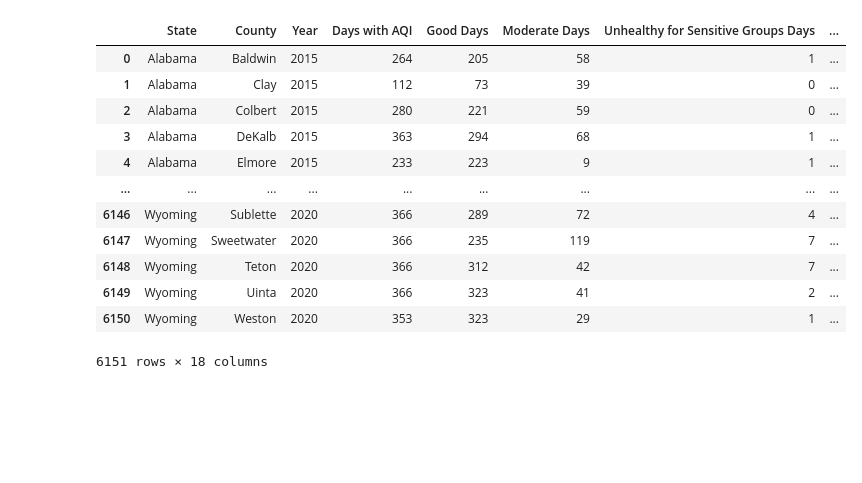
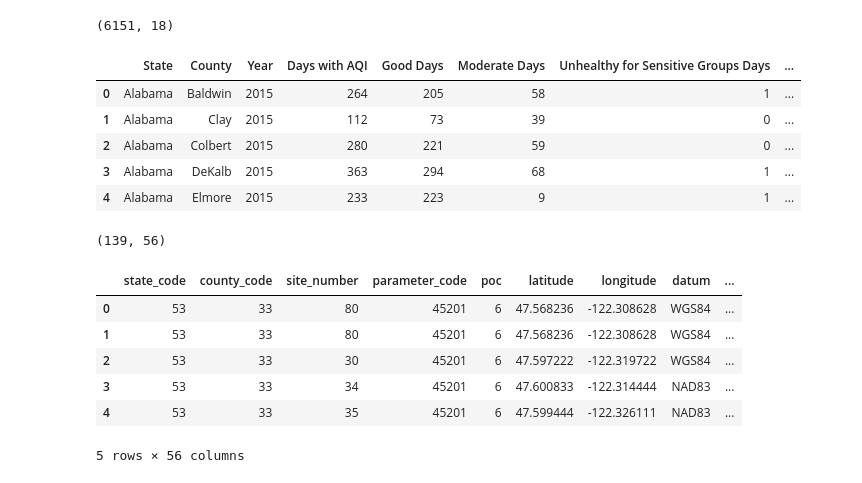
Before and after one commit to harrismhurley/python_project_1, a Jupyter notebook: main.ipynb, the cells around one changed output. Drawn from its saved outputs; the diff is of its cells as text; code cells hidden in the pictures; blank space fills up the shorter version.

```diff
--- a/main.ipynb
+++ b/main.ipynb
@@ -22,20 +22,15 @@ from pathlib import Path
 import seaborn as sns
 import matplotlib.pyplot as plt
 # %%
-# Read in Air Quality data
-aq_df = pd.read_csv('/content/county_annual_aqi.csv')
-aq_df
+# Read in Air Quality data by county
+aqi_county_2015_2020_df = pd.read_csv('/content/county_annual_aqi.csv')
+display(aqi_county_2015_2020_df.shape)
+display(aqi_county_2015_2020_df.head())
 # %% [output]
+(6151, 18)
 |  | State | County | Year | Days with AQI | Good Days | Moderate Days | Unhealthy for Sensitive Groups Days | ... |
 | 0 | Alabama | Baldwin | 2015 | 264 | 205 | 58 | 1 | ... |
 | 1 | Alabama | Clay | 2015 | 112 | 73 | 39 | 0 | ... |
 | 2 | Alabama | Colbert | 2015 | 280 | 221 | 59 | 0 | ... |
 | 3 | Alabama | DeKalb | 2015 | 363 | 294 | 68 | 1 | ... |
 | 4 | Alabama | Elmore | 2015 | 233 | 223 | 9 | 1 | ... |
-| ... | ... | ... | ... | ... | ... | ... | ... | ... |
-| 6146 | Wyoming | Sublette | 2020 | 366 | 289 | 72 | 4 | ... |
-| 6147 | Wyoming | Sweetwater | 2020 | 366 | 235 | 119 | 7 | ... |
-| 6148 | Wyoming | Teton | 2020 | 366 | 312 | 42 | 7 | ... |
-| 6149 | Wyoming | Uinta | 2020 | 366 | 323 | 41 | 2 | ... |
-| 6150 | Wyoming | Weston | 2020 | 353 | 323 | 29 | 1 | ... |
-6151 rows × 18 columns
@@ -43,0 +37,14 @@ aq_df =
+# %%
+# Read in Air Quality data by State (Washington, New York, New Mexico)
+aqi_WA_NY_NM_2015_2020_df = pd.read_csv('/content/aqi_WA_NY_NM_2015_2020.csv')
+display(aqi_WA_NY_NM_2015_2020_df.shape)
+display(aqi_WA_NY_NM_2015_2020_df.head())
+# %% [output]
+(139, 56)
+|  | state_code | county_code | site_number | parameter_code | poc | latitude | longitude | datum | ... |
+| 0 | 53 | 33 | 80 | 45201 | 6 | 47.568236 | -122.308628 | WGS84 | ... |
+| 1 | 53 | 33 | 80 | 45201 | 6 | 47.568236 | -122.308628 | WGS84 | ... |
+| 2 | 53 | 33 | 30 | 45201 | 6 | 47.597222 | -122.319722 | WGS84 | ... |
+| 3 | 53 | 33 | 34 | 45201 | 6 | 47.600833 | -122.314444 | NAD83 | ... |
+| 4 | 53 | 33 | 35 | 45201 | 6 | 47.599444 | -122.326111 | NAD83 | ... |
+5 rows × 56 columns
```
Also changed, not shown: parts of 25 cells of this notebook.
